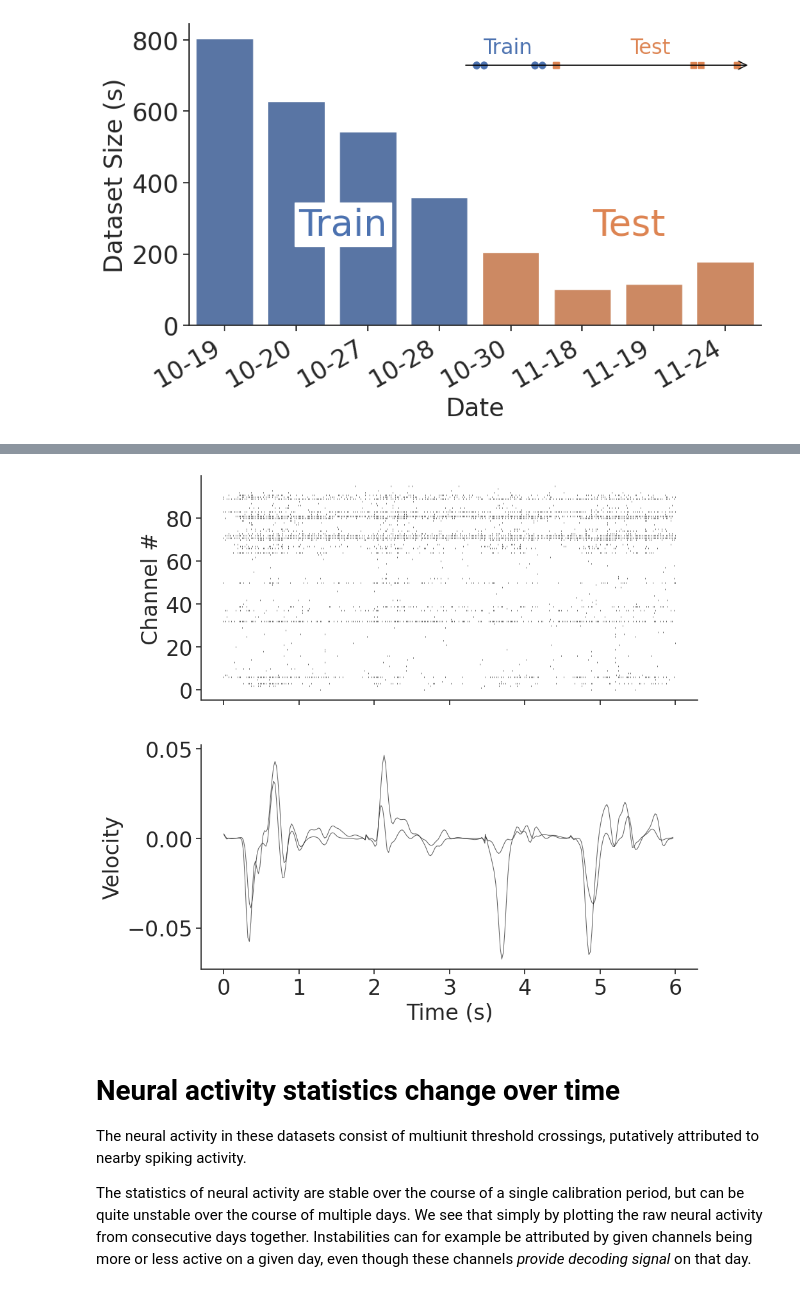
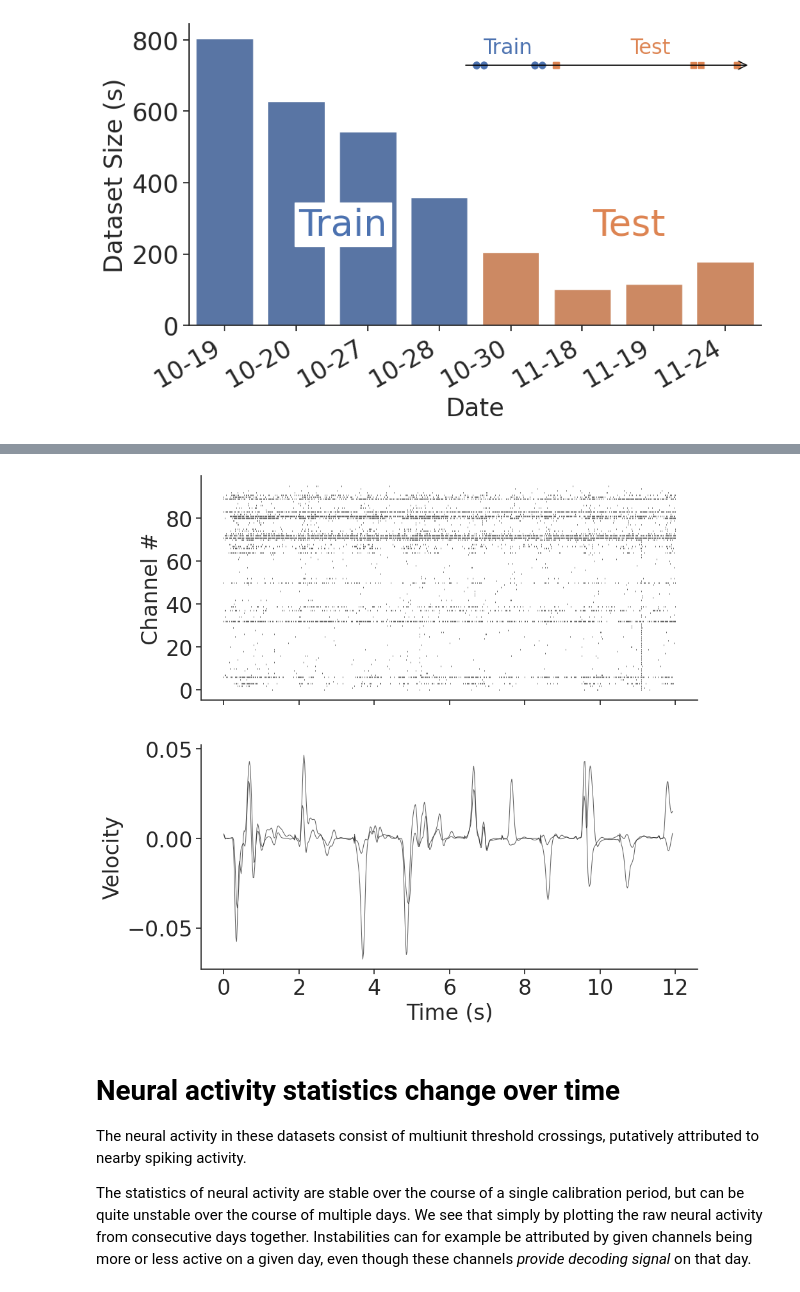
Before and after one commit to snel-repo/falcon-challenge, a Jupyter notebook: data_demos/m2.ipynb, the cells around one changed output, grey strips where cells are left out. Cells and saved outputs as stored; diff of their text form; code cells hidden in the pictures.

```diff
--- a/data_demos/m2.ipynb
+++ b/data_demos/m2.ipynb
@@ -27,8 +27,8 @@ from data_demos.styleguide import set_style
 set_style()
 # %%
 data_dir = Path('data/m2')
-train_files = sorted((data_dir / 'held_in').glob('*calibration.nwb'))
-test_files = sorted((data_dir / 'held_out').glob('*calibration.nwb'))
+train_files = sorted((data_dir / 'held_in_calib').glob('*calib.nwb'))
+test_files = sorted((data_dir / 'held_out_calib').glob('*calib.nwb'))
 
 def get_start_date_and_volume(fn: Path):
     with NWBHDF5IO(fn, 'r') as io:
@@ -144,16 +111,16 @@ sns.histplot(spikes.sum(0))
 # %%
 from visualization import rasterplot
-VIZ_LIMIT = 301
+VIZ_LIMIT = 601
 fig, ax = plt.subplots(2, 1, figsize=(10, 10), sharex=True, sharey=False)
 rasterplot(spikes[:VIZ_LIMIT, :], bin_size_s=BIN_SIZE_S, ax=ax[0], spike_alpha=1.0, lw=0.5, s=3)
 ax[1].plot(time[:VIZ_LIMIT], vel[:VIZ_LIMIT, :], linewidth=0.75, color='k', alpha=0.7)
 ax[1].set_xlabel('Time (s)')
 ax[1].set_ylabel('Velocity')
 ax[1].spines['top'].set_visible(False)
 ax[1].spines['right'].set_visible(False)
 plt.show()
 # %% [output]
-[figure, old version]
+[figure, new version]
 # %% [markdown]
 # Neural activity statistics change over time
 
```
Also changed, not shown: parts of 15 cells of this notebook, 4 other files.
